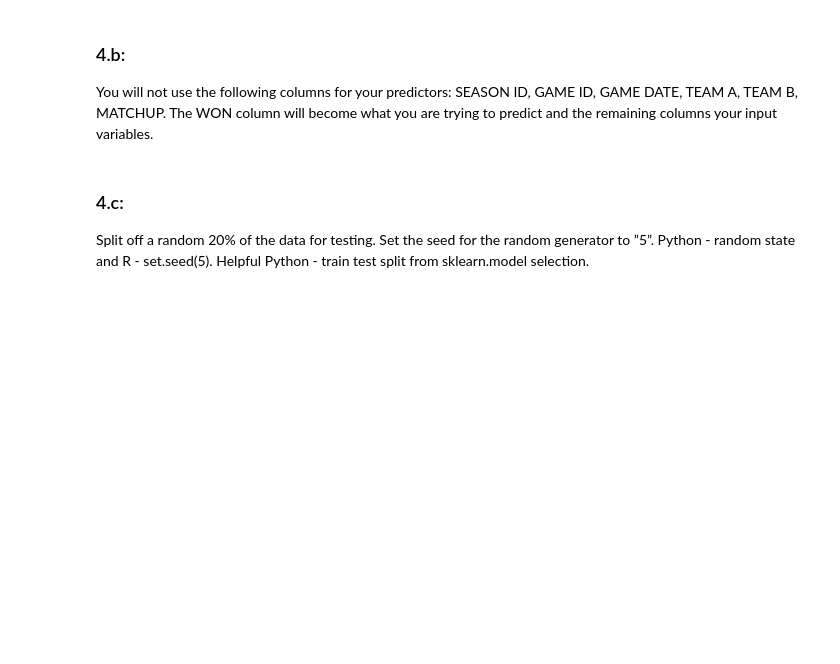
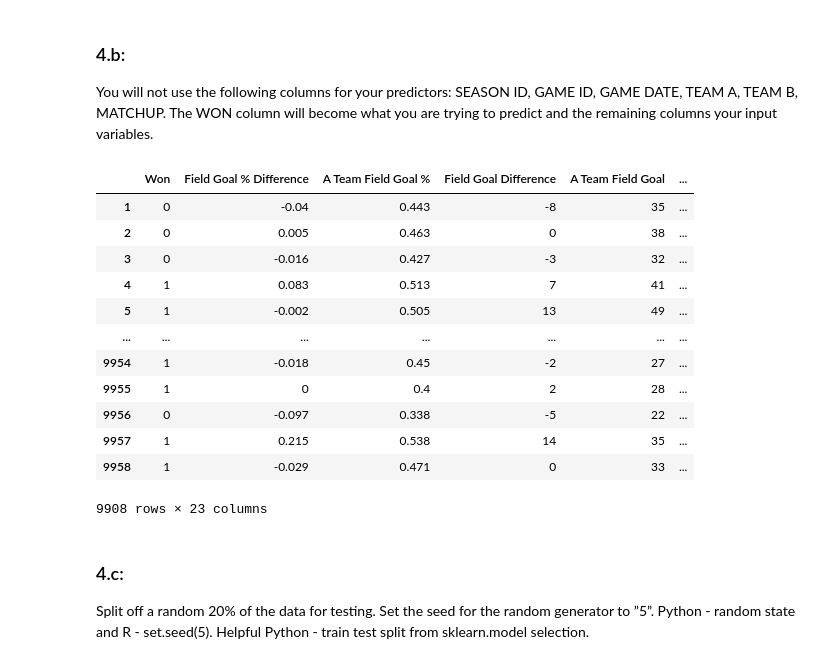
Before and after one commit to DevvyDont/DataMining, a Jupyter notebook: A2/A2_Group_Zamorano.ipynb, the cells around one changed output. Drawn from its saved outputs; the diff is of its cells as text; code cells hidden in the pictures; blank space fills up the shorter version.

```diff
--- a/A2/A2_Group_Zamorano.ipynb
+++ b/A2/A2_Group_Zamorano.ipynb
@@ -1016,19 +1043,33 @@ The WON column will become what you are trying to predict and the remaining colu
 # %%
 SIMPLE_NBA_DATA = NBA_DATA.copy()
 
 # Remove columns we don't need
 cols_to_remove = [
 	NBA_CLEAN_NAMES[SEASON_ID],
 	NBA_CLEAN_NAMES[GAME_ID],
 	NBA_CLEAN_NAMES[GAME_DATE],
 	NBA_CLEAN_NAMES[TEAM_A],
 	NBA_CLEAN_NAMES[TEAM_B],
-	NBA_CLEAN_NAMES[MATCHUP]
+	NBA_CLEAN_NAMES[MATCHUP],
 ]
 
 # Drop the columns
 SIMPLE_NBA_DATA = SIMPLE_NBA_DATA.drop(columns=cols_to_remove)
 SIMPLE_NBA_DATA.head(n=len(SIMPLE_NBA_DATA.values))
+# %% [output]
+|  | Won | Field Goal % Difference | A Team Field Goal % | Field Goal Difference | A Team Field Goal | ... |
+| 1 | 0 | -0.04 | 0.443 | -8 | 35 | ... |
+| 2 | 0 | 0.005 | 0.463 | 0 | 38 | ... |
+| 3 | 0 | -0.016 | 0.427 | -3 | 32 | ... |
+| 4 | 1 | 0.083 | 0.513 | 7 | 41 | ... |
+| 5 | 1 | -0.002 | 0.505 | 13 | 49 | ... |
+| ... | ... | ... | ... | ... | ... | ... |
+| 9954 | 1 | -0.018 | 0.45 | -2 | 27 | ... |
+| 9955 | 1 | 0 | 0.4 | 2 | 28 | ... |
+| 9956 | 0 | -0.097 | 0.338 | -5 | 22 | ... |
+| 9957 | 1 | 0.215 | 0.538 | 14 | 35 | ... |
+| 9958 | 1 | -0.029 | 0.471 | 0 | 33 | ... |
+9908 rows × 23 columns
 # %% [markdown]
 ### 4.c:
 Split off a random 20% of the data for testing. Set the seed for the random generator to ”5”.
```
Also changed, not shown: parts of 6 cells of this notebook.
